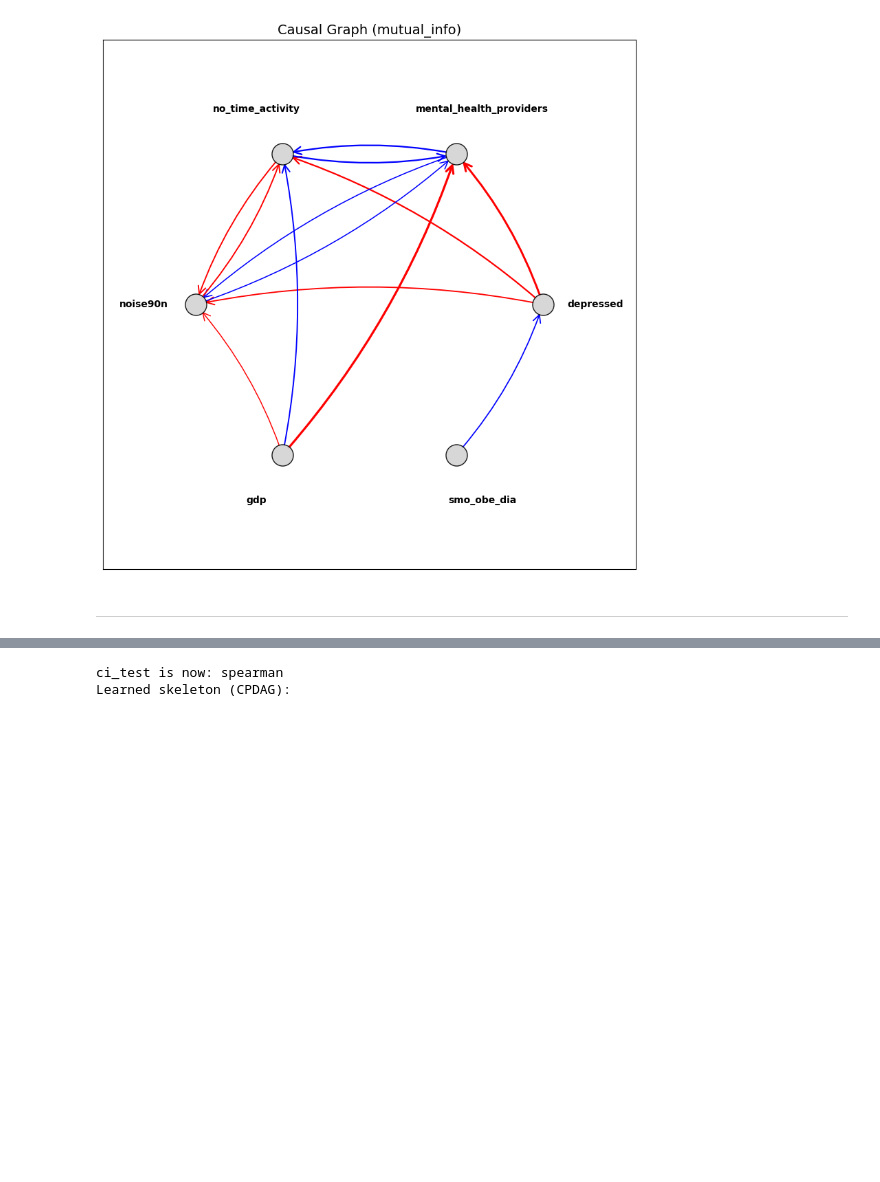
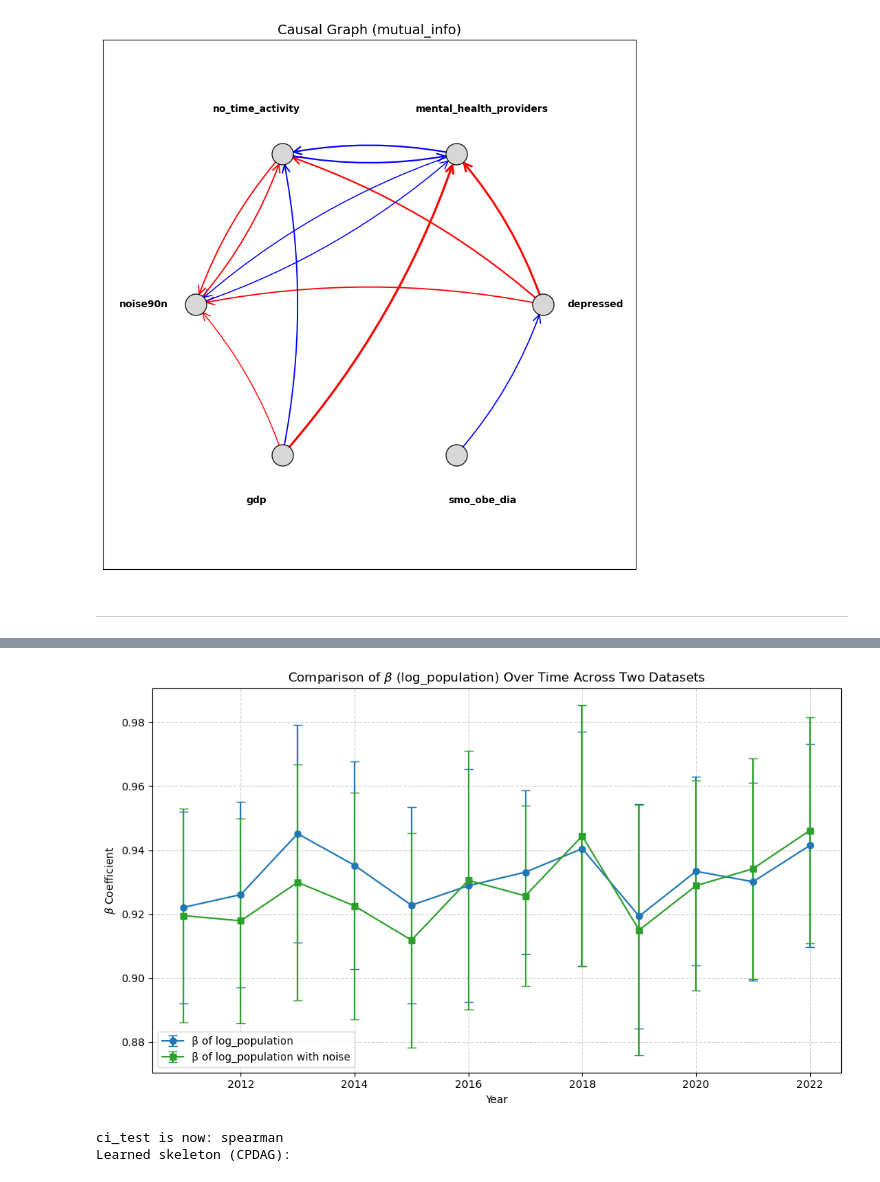
Before and after one commit to ljyyyy120/Captone_depression, a Jupyter notebook: 02_data_analysis/try.ipynb, the cells around one changed output, grey strips where cells are left out. Cells and saved outputs as stored; diff of their text form; code cells hidden in the pictures; blank space fills up the shorter version.

```diff
--- a/02_data_analysis/try.ipynb
+++ b/02_data_analysis/try.ipynb
@@ -200,3 +200,5 @@ Learned skeleton (CPDAG):
 [figure]
 # %% [markdown]
 ---
+# %%
+df = pd.read_csv('../00_data/03_analysis_data/all_factor_72_12.csv')
@@ -203,3 +356,49 @@ Learned skeleton (CPDAG):
+# %%
+import matplotlib.pyplot as plt
+
+# Extract years
+results_df1['Year'] = results_df1['Dataset'].str.extract(r'(\d+)').astype(int)
+results_df2['Year'] = results_df2['Dataset'].str.extract(r'(\d+)').astype(int)
+
+# Sort by Year
+results_df1 = results_df1.sort_values('Year')
+results_df2 = results_df2.sort_values('Year')
+
+# Set up figure
+plt.figure(figsize=(10, 6))
+
+# Function to plot one dataset
+def plot_beta_with_ci(df, label, color, marker):
+    years = df['Year']
+    beta = df['β (log_population)']
+    ci_bounds = df['95% CI (log_population)']
+    ci_lower = ci_bounds.apply(lambda x: x[0])
+    ci_upper = ci_bounds.apply(lambda x: x[1])
+    lower_err = beta - ci_lower
+    upper_err = ci_upper - beta
+    plt.errorbar(
+        years, beta,
+        yerr=[lower_err, upper_err],
+        fmt=marker + '-',
+        capsize=4,
+        label=label,
+        color=color
+    )
+
+# Plot both datasets
+plot_beta_with_ci(results_df1, label='β of log_population', color='tab:blue', marker='o')
+plot_beta_with_ci(results_df2, label='β of log_population with noise', color='tab:green', marker='s')
+
+# Customize plot
+plt.xlabel('Year')
+plt.ylabel(r'$\beta$ Coefficient')
+plt.title(r'Comparison of $\beta$ (log_population) Over Time Across Two Datasets')
+plt.legend()
+plt.grid(True, linestyle='--', alpha=0.6)
+plt.tight_layout()
+plt.show()
+# %% [output]
+[figure, added]
 # %%
 my_factors = [
     'adult_obesity',
```
Also changed, not shown: parts of 5 cells of this notebook.
